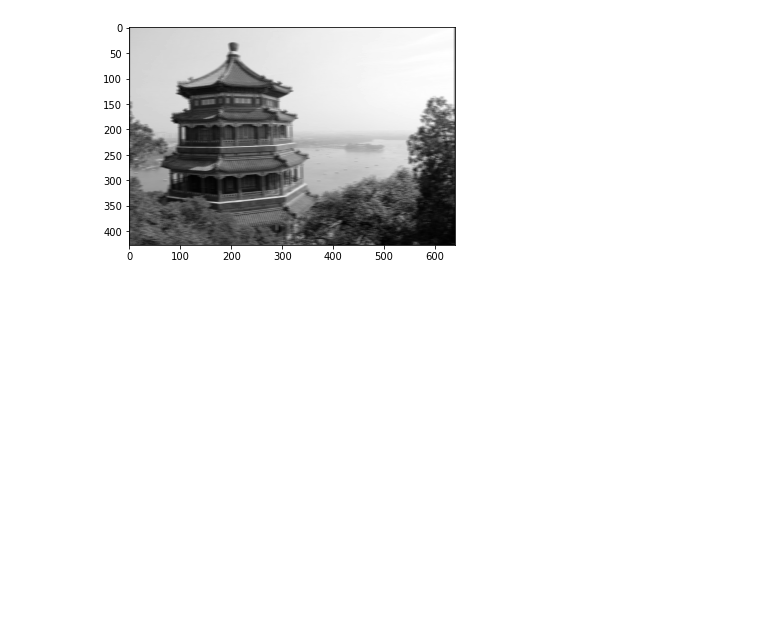
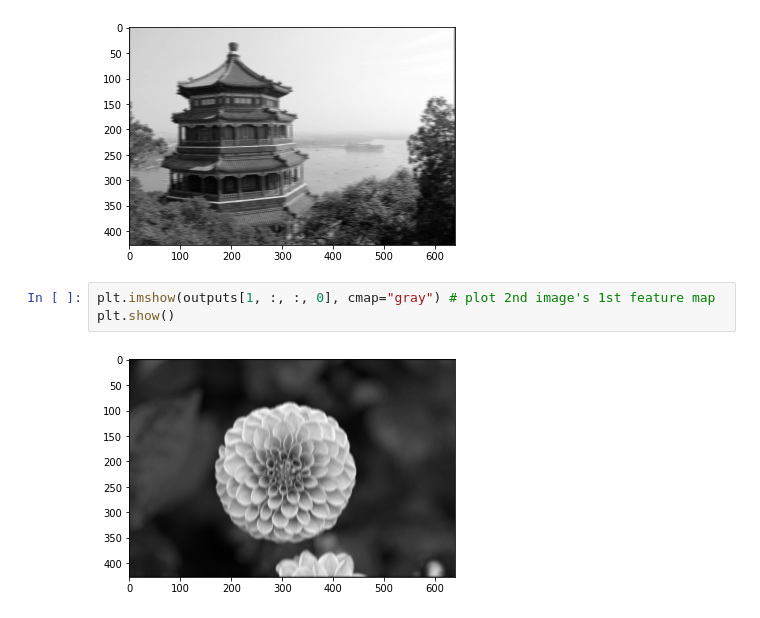
Before and after one commit to ee2110/Convolutional_Neural_Network, a Jupyter notebook: TensorFlow_data_Image_Classification/horizontal_vertical_filter.ipynb, the cells around one changed output. Drawn from its saved outputs; the diff is of its cells as text; blank space fills up the shorter version.

```diff
--- a/TensorFlow_data_Image_Classification/horizontal_vertical_filter.ipynb
+++ b/TensorFlow_data_Image_Classification/horizontal_vertical_filter.ipynb
@@ -92,3 +101,8 @@ plt.imshow(outputs[0, :, :, 1], cmap="gray") # plot 1st image's 2nd feature map
 plt.show()
 # %% [output]
 [figure]
+# %%
+plt.imshow(outputs[1, :, :, 0], cmap="gray") # plot 2nd image's 1st feature map
+plt.show()
+# %% [output]
+[figure, added]
```
Also changed, not shown: parts of 3 cells of this notebook.
